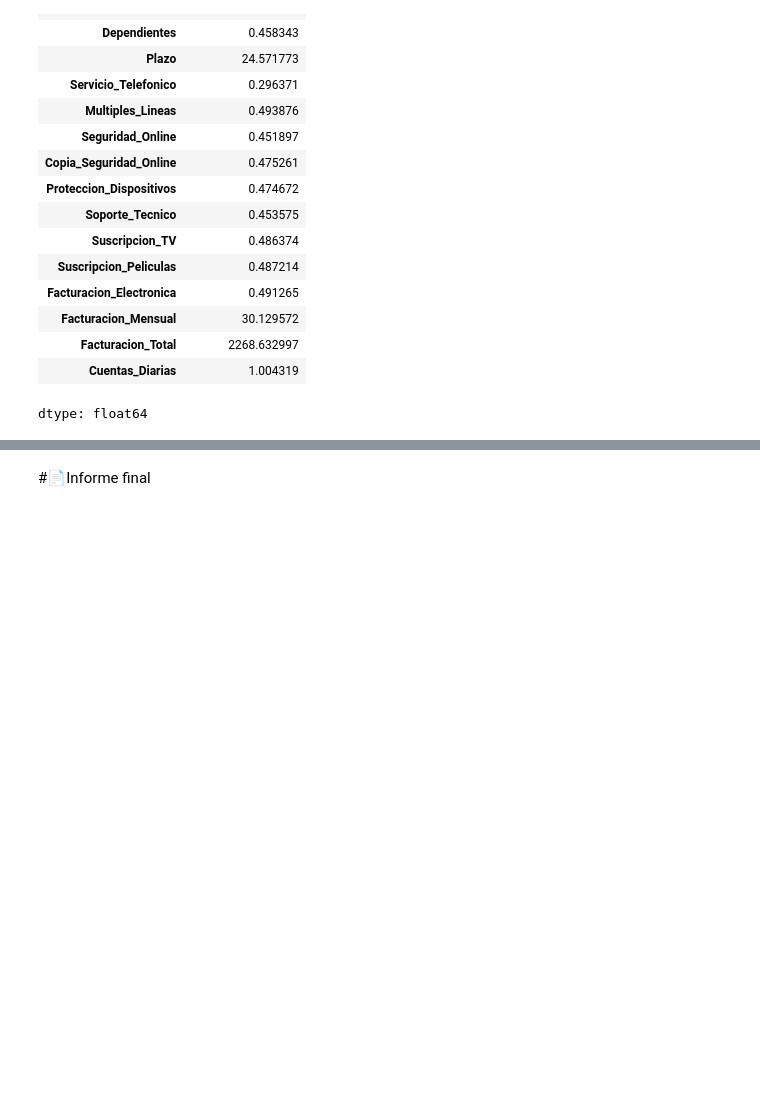
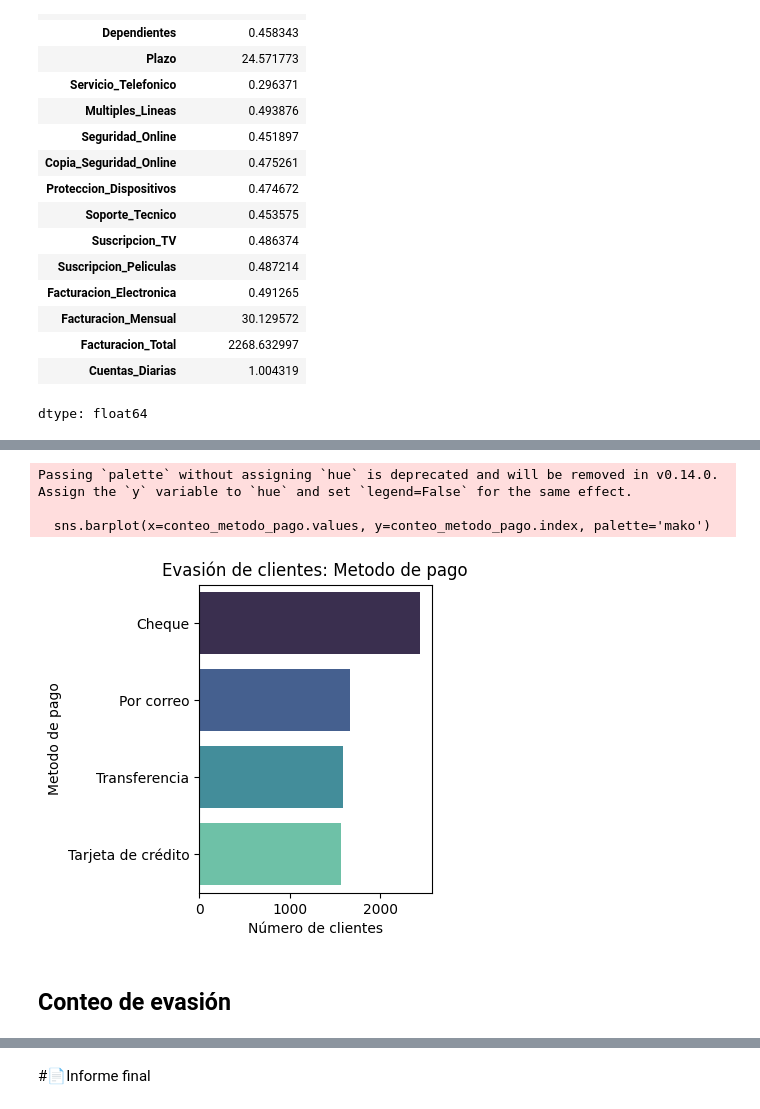
Before and after one commit to AbiFani/Challenge_TelecomX_Latam, a Jupyter notebook: TelecomX_LATAM.ipynb, the cells around one changed output, grey strips where cells are left out. Cells and saved outputs as stored; diff of their text form; code cells hidden in the pictures; blank space fills up the shorter version.

```diff
--- a/TelecomX_LATAM.ipynb
+++ b/TelecomX_LATAM.ipynb
@@ -706,0 +908,4 @@ dtype: float64
+# %%
+# crea un datframe y realiza un conteo de los metodos de pago de los clientes
+conteo_metodo_pago = nuevo_dataframe['Metodo_Pago'].value_counts()
+conteo_metodo_pago
@@ -706,0 +920,4 @@ dtype: float64
+# %%
+# modifica en nombre de la columna count por 'N°. de clientes'
+conteo_metodo_pago.name = 'N°. de clientes'
+conteo_metodo_pago
@@ -706,0 +932,4 @@ dtype: float64
+# %%
+# modificar el nombre de las filas en español
+conteo_metodo_pago.index = [ 'Cheque','Por correo', 'Transferencia', 'Tarjeta de crédito']
+conteo_metodo_pago
@@ -706,0 +943,4 @@ dtype: float64
+# %%
+# nombre del indice 'Metodo Pago'
+conteo_metodo_pago.index.name = 'Metodo Pago'
+conteo_metodo_pago
@@ -706,0 +958,15 @@ dtype: float64
+# %%
+#crear grafico de barras horizontal, usando seaborn
+plt.figure(figsize=(3,4))
+sns.barplot(x=conteo_metodo_pago.values, y=conteo_metodo_pago.index, palette='mako')
+plt.title('Evasión de clientes: Metodo de pago')
+plt.xlabel('Número de clientes')
+plt.ylabel('Metodo de pago')
+plt.show()
+# %% [output]
+Passing `palette` without assigning `hue` is deprecated and will be removed in v0.14.0. Assign the `y` variable to `hue` and set `legend=False` for the same effect.
+
+  sns.barplot(x=conteo_metodo_pago.values, y=conteo_metodo_pago.index, palette='mako')
+[figure, added]
+# %% [markdown]
+## Conteo de evasión
```
Also changed, not shown: parts of 80 cells of this notebook.
